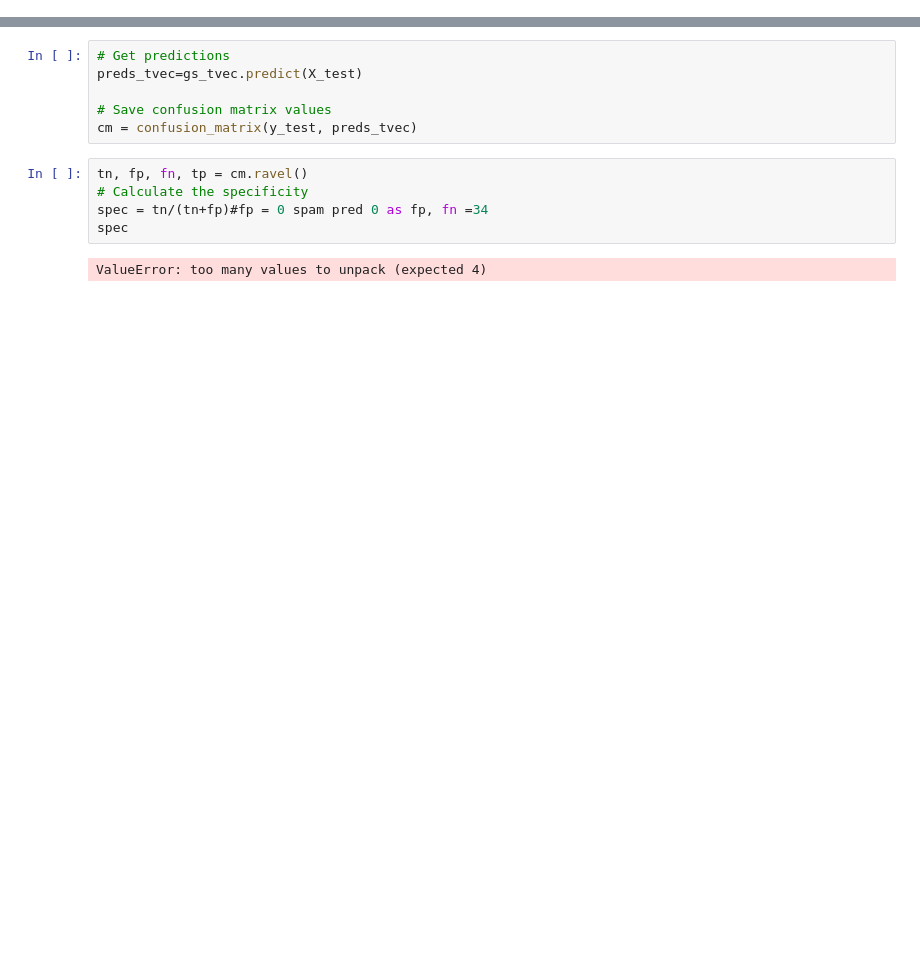
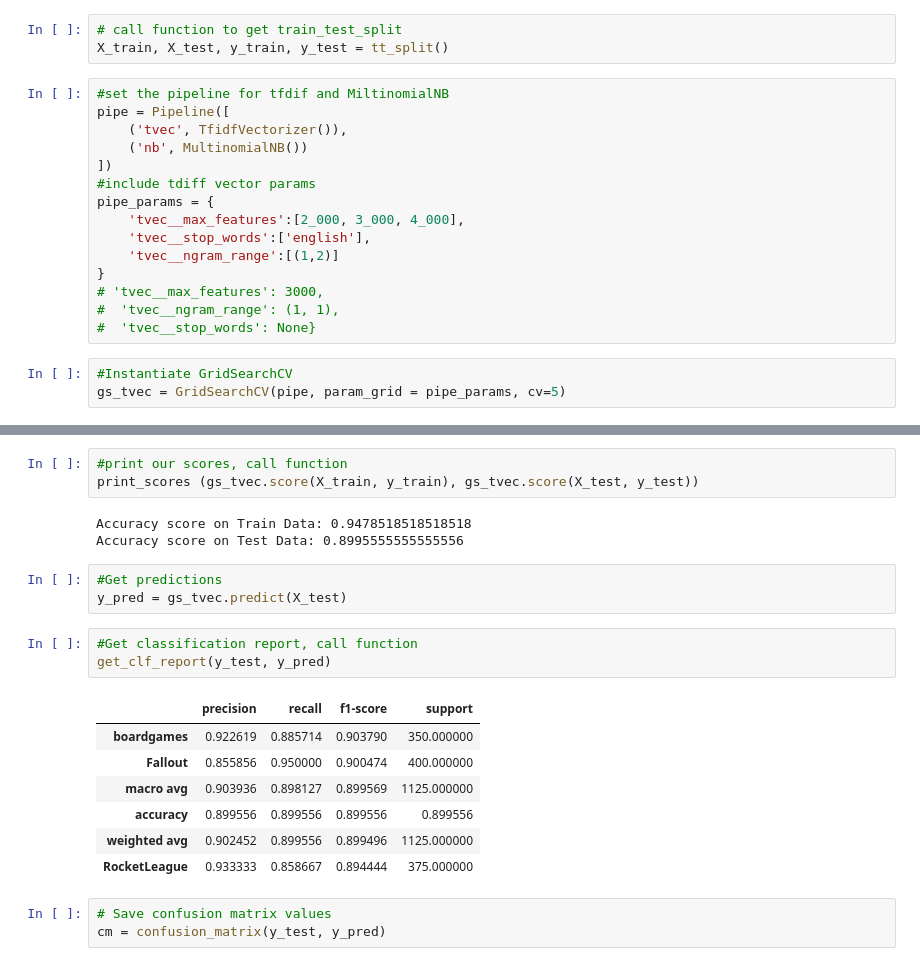
Before and after one commit to lbandari/GA_NLP_Project, a Jupyter notebook: 03_Classification_Model.ipynb, the cells around one changed output, grey strips where cells are left out. Drawn from its saved outputs; the diff is of its cells as text; blank space fills up the shorter version.

```diff
--- a/03_Classification_Model.ipynb
+++ b/03_Classification_Model.ipynb
@@ -134,0 +285,21 @@ gs_tvec.score(X_test, y_test)
+# %%
+# call function to get train_test_split
+X_train, X_test, y_train, y_test = tt_split()
+# %%
+#set the pipeline for tfdif and MiltinomialNB
+pipe = Pipeline([
+    ('tvec', TfidfVectorizer()),
+    ('nb', MultinomialNB())
+])
+#include tdiff vector params
+pipe_params = {
+    'tvec__max_features':[2_000, 3_000, 4_000],
+    'tvec__stop_words':['english'],
+    'tvec__ngram_range':[(1,2)]
+}
+# 'tvec__max_features': 3000,
+#  'tvec__ngram_range': (1, 1),
+#  'tvec__stop_words': None}
+# %%
+#Instantiate GridSearchCV
+gs_tvec = GridSearchCV(pipe, param_grid = pipe_params, cv=5)
@@ -141,16 +322,26 @@ gs_tvec.best_params_
+# %%
+#print our scores, call function
+print_scores (gs_tvec.score(X_train, y_train), gs_tvec.score(X_test, y_test))
+# %% [output]
+Accuracy score on Train Data: 0.9478518518518518
+Accuracy score on Test Data: 0.8995555555555556
+# %%
+#Get predictions
+y_pred = gs_tvec.predict(X_test)
+# %%
+#Get classification report, call function
+get_clf_report(y_test, y_pred)
+# %% [output]
+|  | precision | recall | f1-score | support |
+| boardgames | 0.922619 | 0.885714 | 0.903790 | 350.000000 |
+| Fallout | 0.855856 | 0.950000 | 0.900474 | 400.000000 |
+| macro avg | 0.903936 | 0.898127 | 0.899569 | 1125.000000 |
+| accuracy | 0.899556 | 0.899556 | 0.899556 | 0.899556 |
+| weighted avg | 0.902452 | 0.899556 | 0.899496 | 1125.000000 |
+| RocketLeague | 0.933333 | 0.858667 | 0.894444 | 375.000000 |
 # %%
-# Get predictions
-preds_tvec=gs_tvec.predict(X_test)
-
 # Save confusion matrix values
-cm = confusion_matrix(y_test, preds_tvec)
+cm = confusion_matrix(y_test, y_pred)
-# %%
-tn, fp, fn, tp = cm.ravel()
-# Calculate the specificity
-spec = tn/(tn+fp)#fp = 0 spam pred 0 as fp, fn =34
-spec
-# %% [output]
-ValueError: too many values to unpack (expected 4)
 # %%
 ConfusionMatrixDisplay(cm).plot();
 # %% [output]
```
Also changed, not shown: parts of 58 cells of this notebook, 3 other files.
